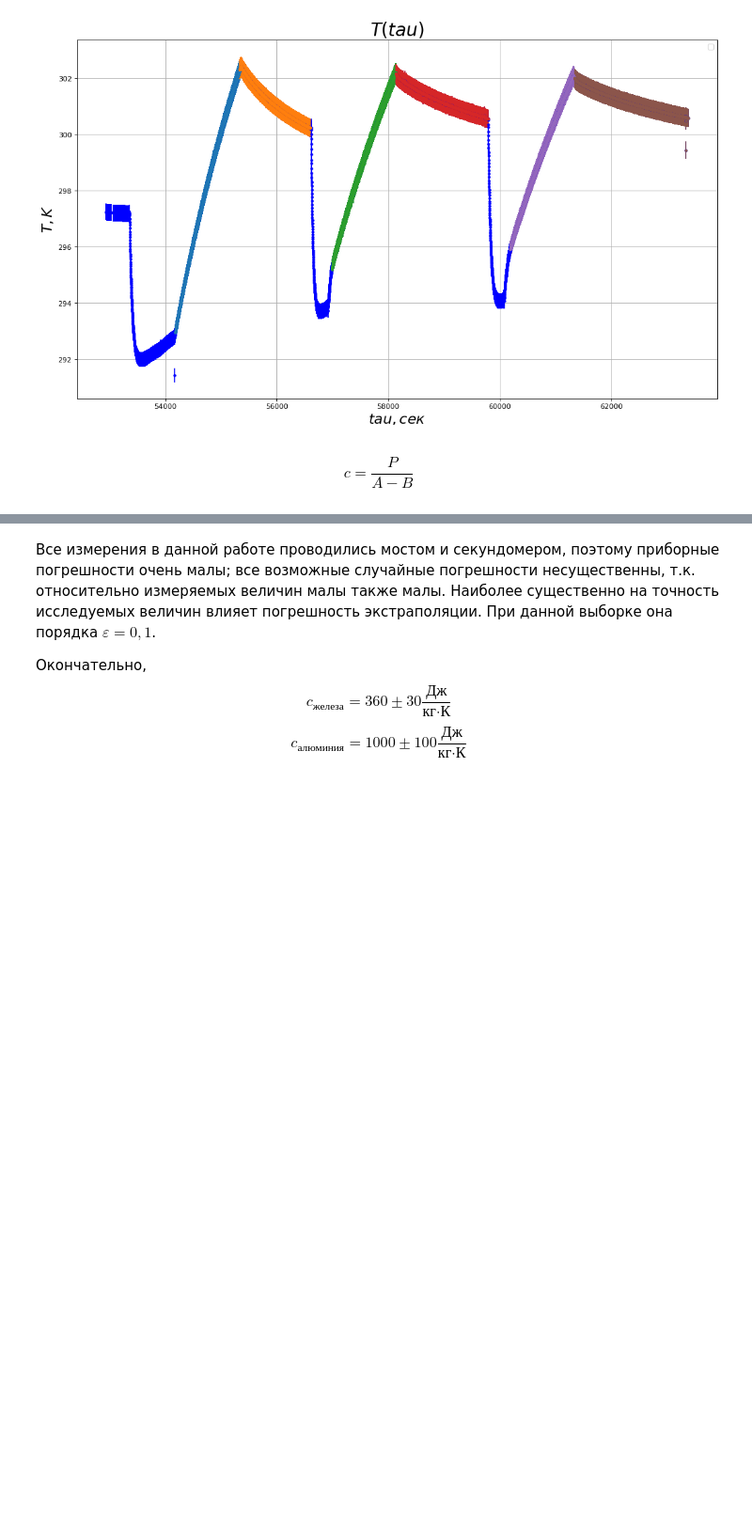
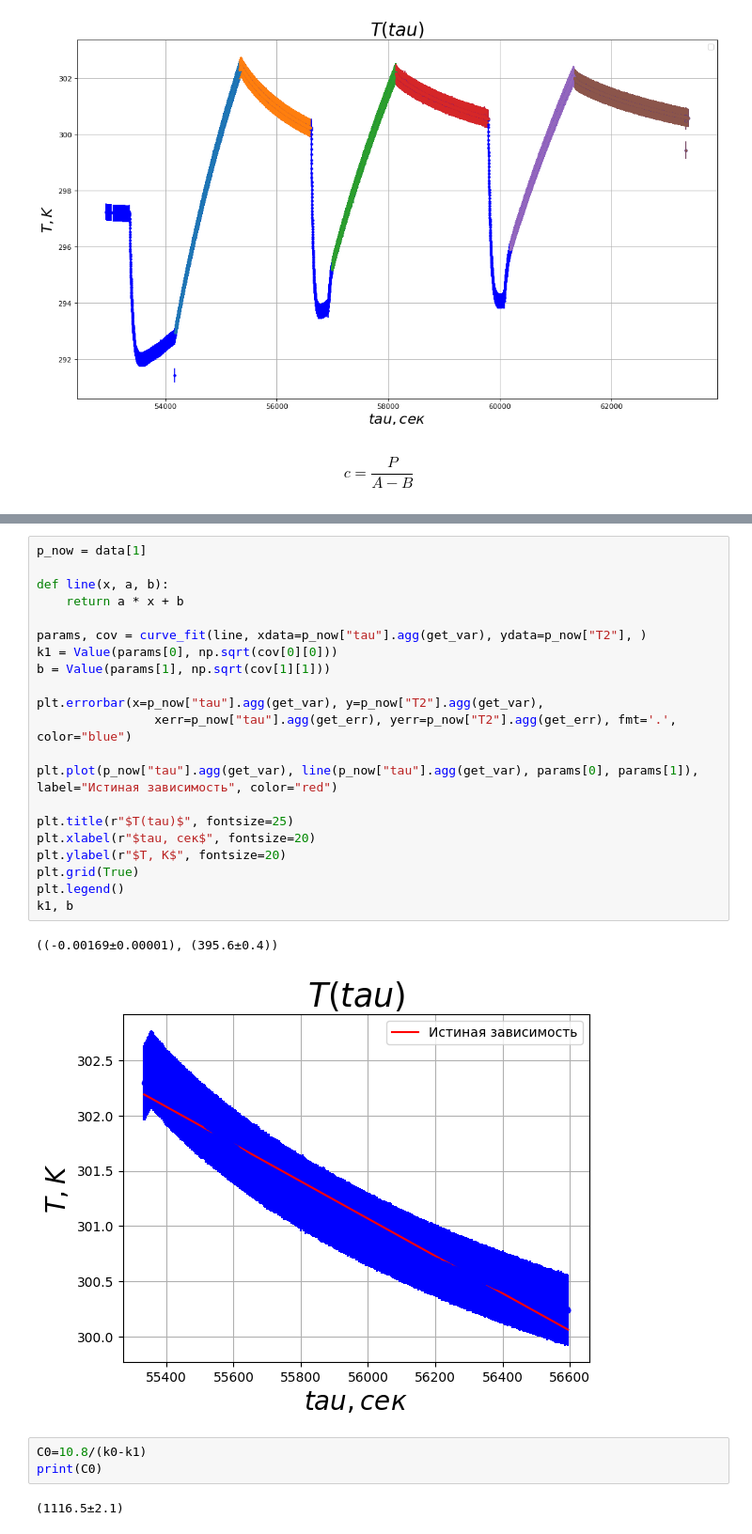
Before and after one commit to skolkovo-bba/labs3, a Jupyter notebook: 2.1.4/lab214.ipynb, the cells around one changed output, grey strips where cells are left out. Shown at 94% size. Saved outputs shown, nothing was run; the diff lists cells and outputs as text; blank space fills up the shorter version.

```diff
--- a/2.1.4/lab214.ipynb
+++ b/2.1.4/lab214.ipynb
@@ -188,8 +188,32 @@ k, b
 # %% [output]
 ((0.00798±0.00002), (-139.2±0.9))
 [figure]
-# %% [markdown]
-Все измерения в данной работе проводились мостом и секундомером, поэтому приборные погрешности очень малы; все возможные случайные погрешности несущественны, т.к. относительно измеряемых величин малы также малы. Наиболее существенно на точность исследуемых величин влияет погрешность экстраполяции. При данной выборке она порядка $\varepsilon = 0,1$.
-
-Окончательно, $$c_{\text{железа}} = 360\pm30 \frac{\text{Дж}}{\text{кг}\cdot\text{К}}$$
-$$c_{\text{алюминия}} = 1000\pm100 \frac{\text{Дж}}{\text{кг}\cdot\text{К}}$$
+# %%
+p_now = data[1]
+
+def line(x, a, b):
+    return a * x + b
+
+params, cov = curve_fit(line, xdata=p_now["tau"].agg(get_var), ydata=p_now["T2"], )
+k1 = Value(params[0], np.sqrt(cov[0][0]))
+b = Value(params[1], np.sqrt(cov[1][1]))
+
+plt.errorbar(x=p_now["tau"].agg(get_var), y=p_now["T2"].agg(get_var),
+                xerr=p_now["tau"].agg(get_err), yerr=p_now["T2"].agg(get_err), fmt='.', color="blue")
+
+plt.plot(p_now["tau"].agg(get_var), line(p_now["tau"].agg(get_var), params[0], params[1]), label="Истиная зависимость", color="red")
+
+plt.title(r"$T(tau)$", fontsize=25)
+plt.xlabel(r"$tau, сек$", fontsize=20)
+plt.ylabel(r"$T, K$", fontsize=20)
+plt.grid(True)
+plt.legend()
+k1, b
+# %% [output]
+((-0.00169±0.00001), (395.6±0.4))
+[figure, added]
+# %%
+C0=10.8/(k0-k1)
+print(C0)
+# %% [output]
+(1116.5±2.1)
```
Also changed, not shown: parts of 12 cells of this notebook.
